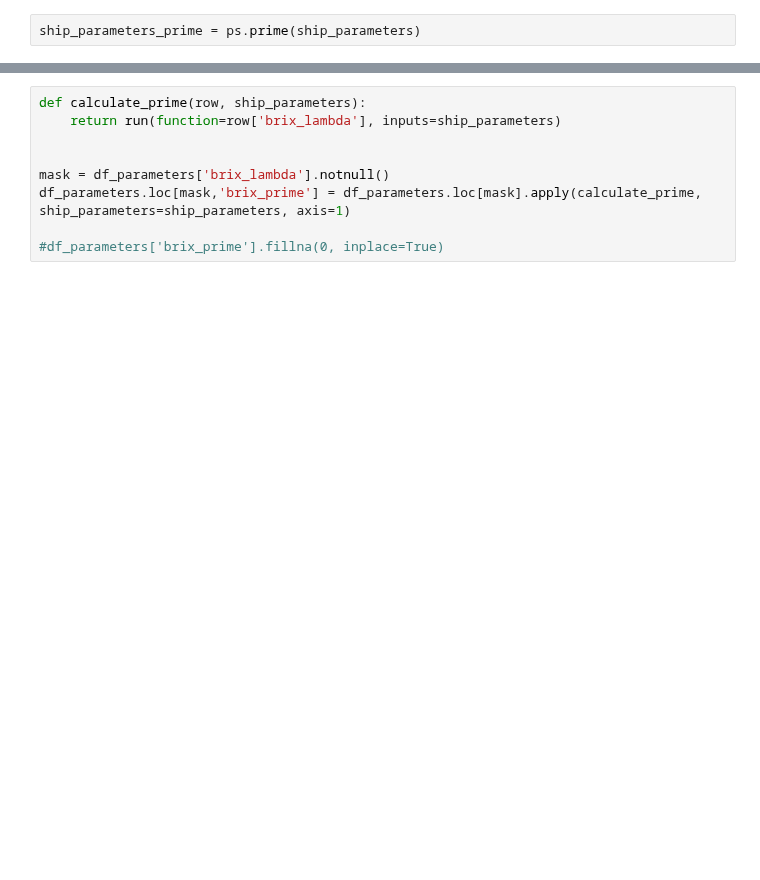
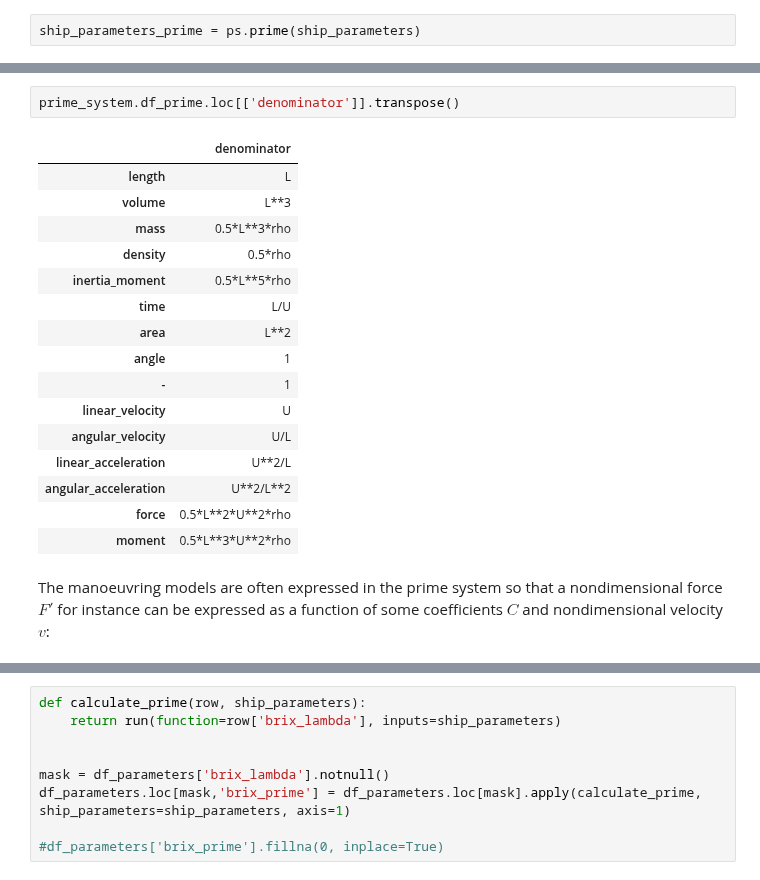
Before and after one commit to martinlarsalbert/VesselManoeuvringModels, a Jupyter notebook: _sources/01.01_manoeuvring_simulation.ipynb, the cells around one changed output, grey strips where cells are left out. Drawn from its saved outputs; the diff is of its cells as text; blank space fills up the shorter version.

```diff
--- a/_sources/01.01_manoeuvring_simulation.ipynb
+++ b/_sources/01.01_manoeuvring_simulation.ipynb
@@ -118,0 +149,21 @@ ship_parameters_prime = ps.prime(ship_parameters)
+# %%
+prime_system.df_prime.loc[['denominator']].transpose()
+# %% [output]
+|  | denominator |
+| length | L |
+| volume | L**3 |
+| mass | 0.5*L**3*rho |
+| density | 0.5*rho |
+| inertia_moment | 0.5*L**5*rho |
+| time | L/U |
+| area | L**2 |
+| angle | 1 |
+| - | 1 |
+| linear_velocity | U |
+| angular_velocity | U/L |
+| linear_acceleration | U**2/L |
+| angular_acceleration | U**2/L**2 |
+| force | 0.5*L**2*U**2*rho |
+| moment | 0.5*L**3*U**2*rho |
+# %% [markdown]
+The manoeuvring models are often expressed in the prime system so that a nondimensional force $F'$ for instance can be expressed as a function of some coefficients $C$ and nondimensional velocity $v$:
```
Also changed, not shown: parts of 39 cells of this notebook, 18 other files.
